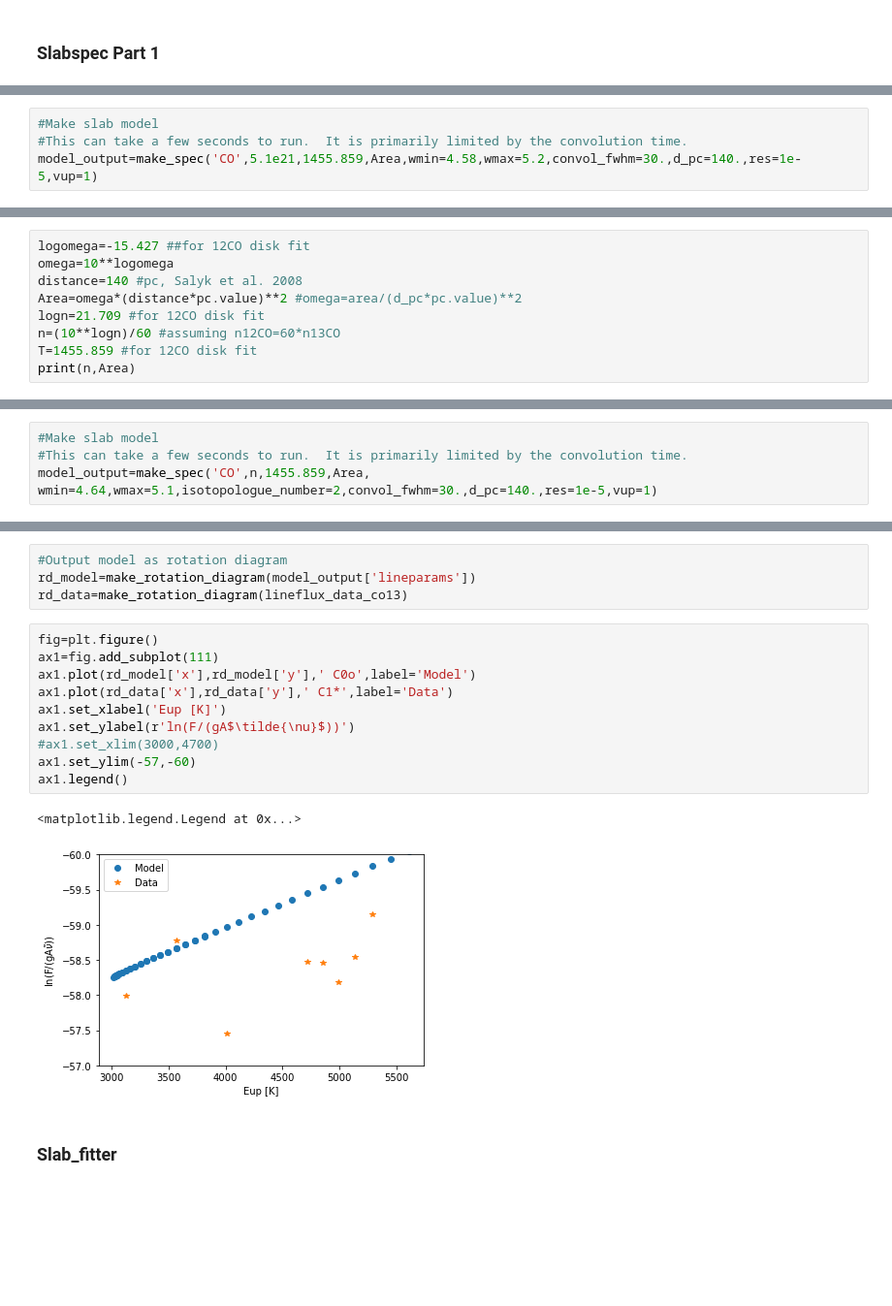
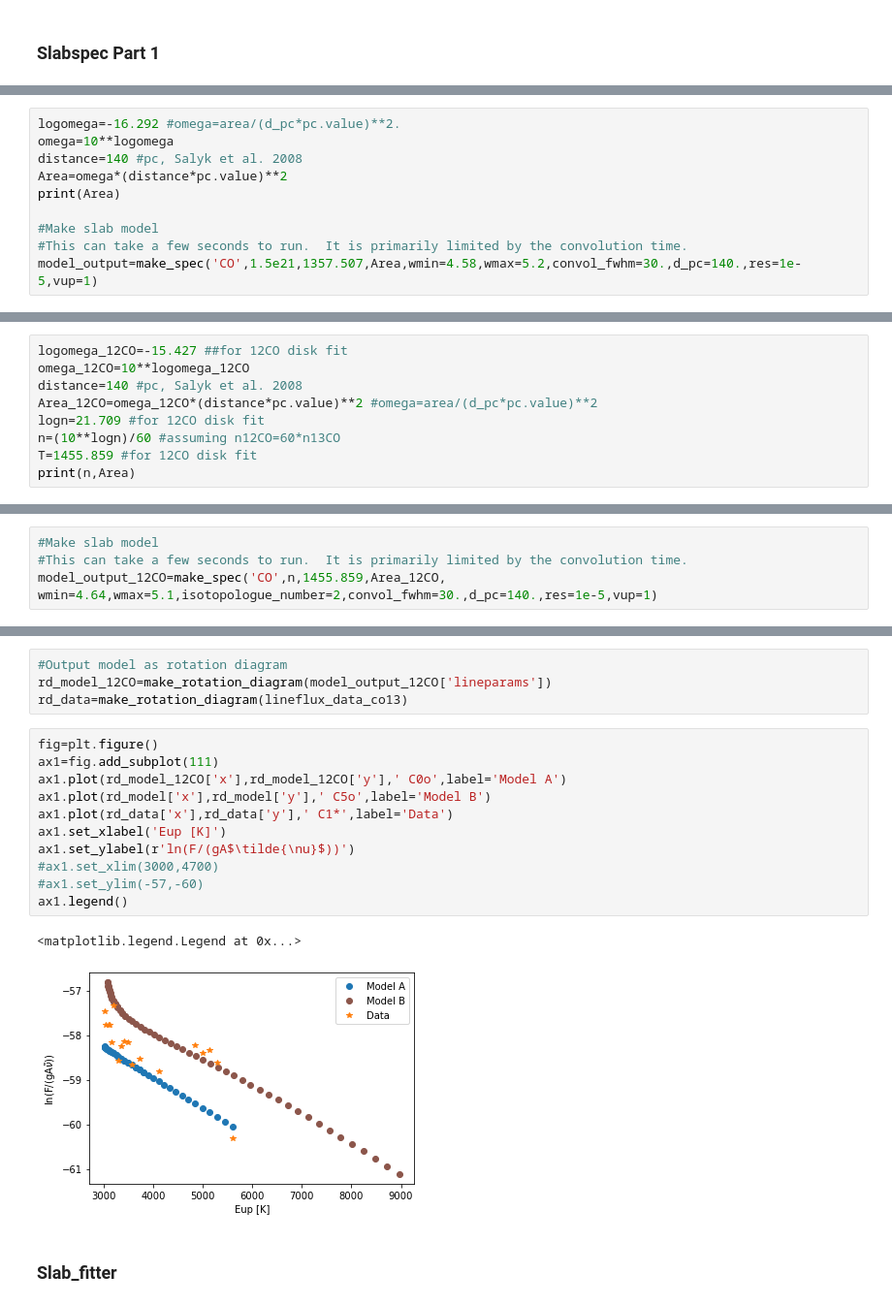
Before and after one commit to knolan9/kiranolan_thesis, a Jupyter notebook: DR Tau-13CO.ipynb, the cells around one changed output, grey strips where cells are left out. Shown at 97% size. Drawn from its saved outputs; the diff is of its cells as text; blank space fills up the shorter version.

```diff
--- a/DR Tau-13CO.ipynb
+++ b/DR Tau-13CO.ipynb
@@ -285,5 +309,11 @@ ax1.legend()
 # %%
+logomega=-16.292 #omega=area/(d_pc*pc.value)**2.
+omega=10**logomega
+distance=140 #pc, Salyk et al. 2008
+Area=omega*(distance*pc.value)**2
+print(Area)
+
 #Make slab model
 #This can take a few seconds to run.  It is primarily limited by the convolution time.
-model_output=make_spec('CO',5.1e21,1455.859,Area,wmin=4.58,wmax=5.2,convol_fwhm=30.,d_pc=140.,res=1e-5,vup=1)
+model_output=make_spec('CO',1.5e21,1357.507,Area,wmin=4.58,wmax=5.2,convol_fwhm=30.,d_pc=140.,res=1e-5,vup=1)
 # %% [output]
@@ -317,8 +353,8 @@ Predict fluxes with slabspec model using best fit parameters from 12CO disk
 # %%
-logomega=-15.427 ##for 12CO disk fit
-omega=10**logomega
+logomega_12CO=-15.427 ##for 12CO disk fit
+omega_12CO=10**logomega_12CO
 distance=140 #pc, Salyk et al. 2008
-Area=omega*(distance*pc.value)**2 #omega=area/(d_pc*pc.value)**2
+Area_12CO=omega_12CO*(distance*pc.value)**2 #omega=area/(d_pc*pc.value)**2
 logn=21.709 #for 12CO disk fit
 n=(10**logn)/60 #assuming n12CO=60*n13CO
 T=1455.859 #for 12CO disk fit
@@ -328,7 +364,7 @@ print(n,Area)
 # %%
 #Make slab model
 #This can take a few seconds to run.  It is primarily limited by the convolution time.
-model_output=make_spec('CO',n,1455.859,Area, wmin=4.64,wmax=5.1,isotopologue_number=2,convol_fwhm=30.,d_pc=140.,res=1e-5,vup=1)
+model_output_12CO=make_spec('CO',n,1455.859,Area_12CO, wmin=4.64,wmax=5.1,isotopologue_number=2,convol_fwhm=30.,d_pc=140.,res=1e-5,vup=1)
 # %%
 #Plot slab model
 fig=plt.figure(figsize=(10,3))
@@ -342,20 +378,21 @@ ax1.legend()
 # %%
 #Output model as rotation diagram
-rd_model=make_rotation_diagram(model_output['lineparams'])
+rd_model_12CO=make_rotation_diagram(model_output_12CO['lineparams'])
 rd_data=make_rotation_diagram(lineflux_data_co13)
 # %%
 fig=plt.figure()
 ax1=fig.add_subplot(111)
-ax1.plot(rd_model['x'],rd_model['y'],' C0o',label='Model')
+ax1.plot(rd_model_12CO['x'],rd_model_12CO['y'],' C0o',label='Model A')
+ax1.plot(rd_model['x'],rd_model['y'],' C5o',label='Model B')
 ax1.plot(rd_data['x'],rd_data['y'],' C1*',label='Data')
 ax1.set_xlabel('Eup [K]')
 ax1.set_ylabel(r'ln(F/(gA$\tilde{\nu}$))')
 #ax1.set_xlim(3000,4700)
-ax1.set_ylim(-57,-60)
+#ax1.set_ylim(-57,-60)
 ax1.legend()
 # %% [output]
 <matplotlib.legend.Legend at 0x...>
-[figure, old version]
+[figure, new version]
 # %% [markdown]
 ### Slab_fitter
 # %%
```
Also changed, not shown: parts of 34 cells of this notebook, 3 other files.
